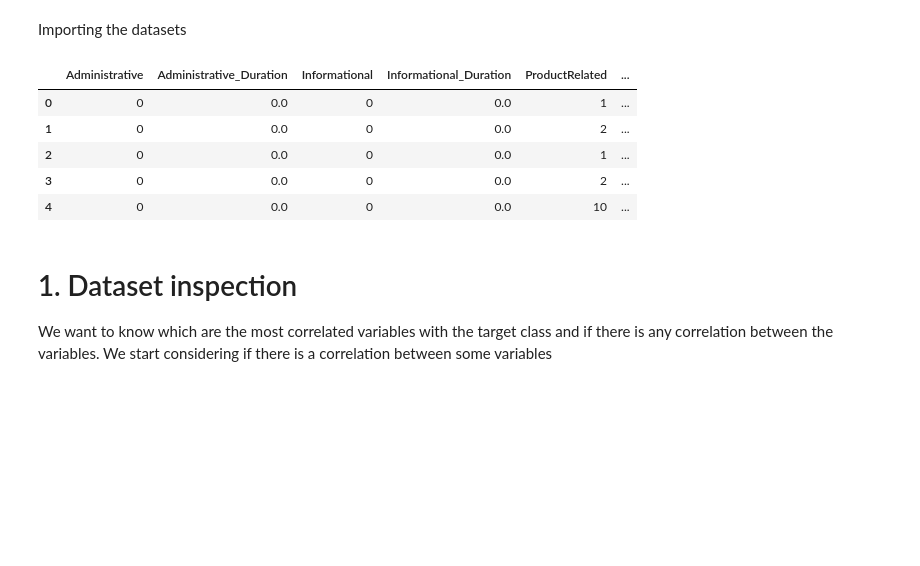
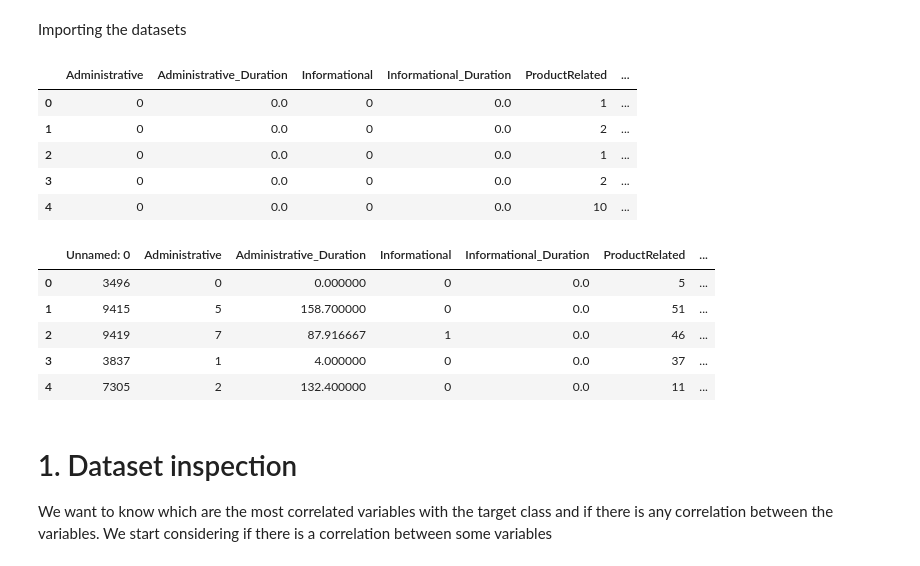
Before and after one commit to sararesta/ML-Homework, a Jupyter notebook: Margiotta_Resta_ML_HW.ipynb, the cells around one changed output. Drawn from its saved outputs; the diff is of its cells as text; code cells hidden in the pictures; blank space fills up the shorter version.

```diff
--- a/Margiotta_Resta_ML_HW.ipynb
+++ b/Margiotta_Resta_ML_HW.ipynb
@@ -18,15 +18,22 @@ Importing the datasets
 # %%
 online_shoppers = pd.read_csv("data/online_shoppers_intention.csv")
 online_shoppers_training = pd.read_csv("data/training_set_online_shoppers_intention.csv")
 online_shoppers_test = pd.read_csv("data/test_set_online_shoppers_intention.csv")
 online_shoppers.head()
+online_shoppers_training.head()
 # %% [output]
 |  | Administrative | Administrative_Duration | Informational | Informational_Duration | ProductRelated | ... |
 | 0 | 0 | 0.0 | 0 | 0.0 | 1 | ... |
 | 1 | 0 | 0.0 | 0 | 0.0 | 2 | ... |
 | 2 | 0 | 0.0 | 0 | 0.0 | 1 | ... |
 | 3 | 0 | 0.0 | 0 | 0.0 | 2 | ... |
 | 4 | 0 | 0.0 | 0 | 0.0 | 10 | ... |
+|  | Unnamed: 0 | Administrative | Administrative_Duration | Informational | Informational_Duration | ProductRelated | ... |
+| 0 | 3496 | 0 | 0.000000 | 0 | 0.0 | 5 | ... |
+| 1 | 9415 | 5 | 158.700000 | 0 | 0.0 | 51 | ... |
+| 2 | 9419 | 7 | 87.916667 | 1 | 0.0 | 46 | ... |
+| 3 | 3837 | 1 | 4.000000 | 0 | 0.0 | 37 | ... |
+| 4 | 7305 | 2 | 132.400000 | 0 | 0.0 | 11 | ... |
 # %% [markdown]
 # 1. Dataset inspection
 We want to know which are the most correlated variables with the target class and if there is any correlation between the variables.
```
Also changed, not shown: parts of 2 cells of this notebook.
